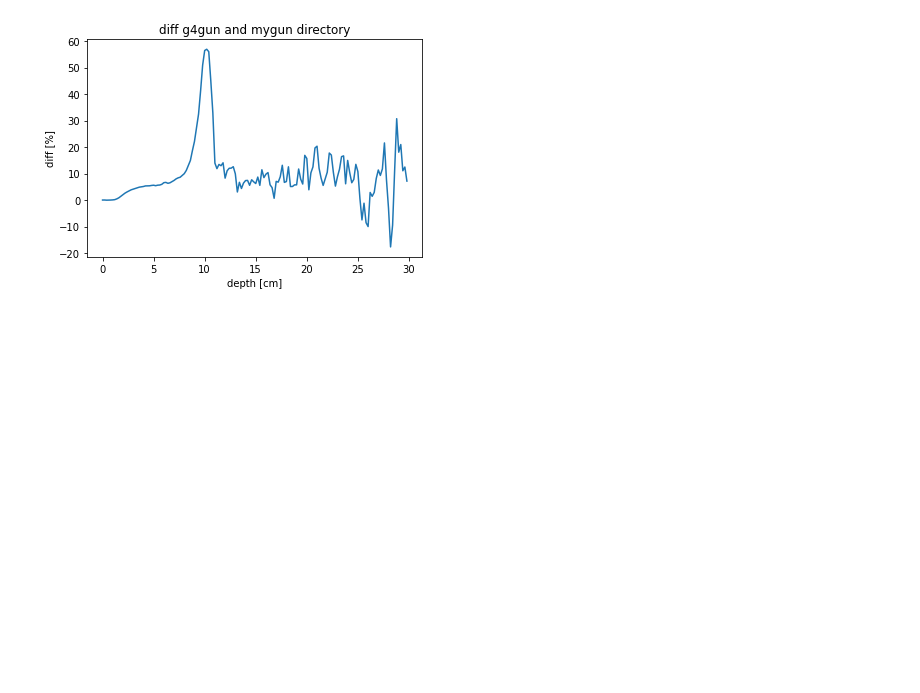
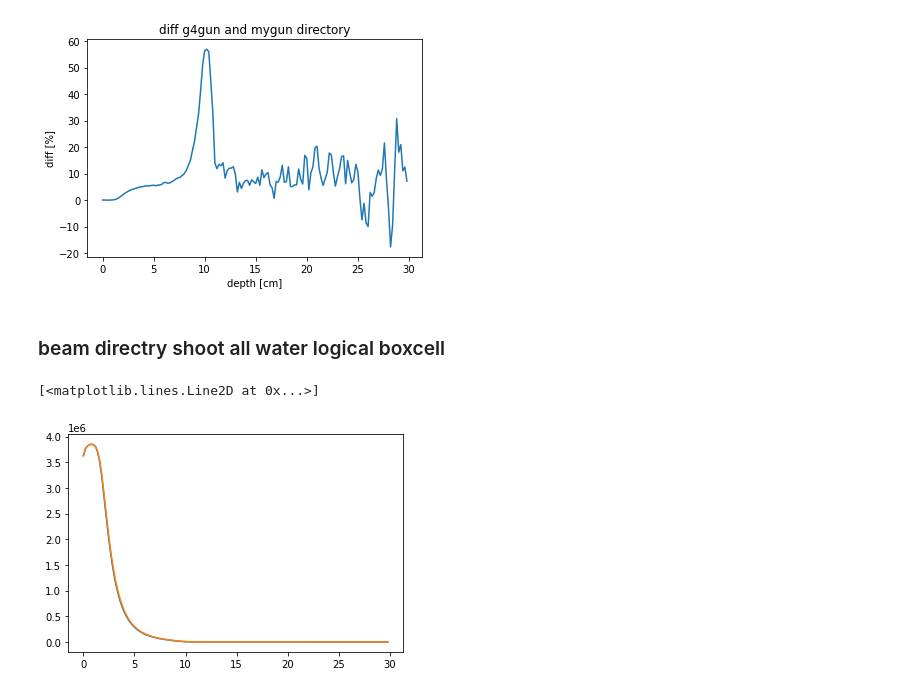
Before and after one commit to yoshi-jun/note, a Jupyter notebook: plt-dose-deps.ipynb, the cells around one changed output. Saved outputs shown, nothing was run; the diff lists cells and outputs as text; code cells hidden in the pictures; blank space fills up the shorter version.

```diff
--- a/plt-dose-deps.ipynb
+++ b/plt-dose-deps.ipynb
@@ -121,3 +120,13 @@ plt.xlabel("depth [cm]")
 # %% [output]
 Text(0.5, 0, 'depth [cm]')
 [figure]
+# %% [markdown]
+### beam directry shoot all water logical boxcell
+# %%
+z,mygun_direc_AW_scorp = MakeDoseList_scorp("/home/yoshijun/Work/tutorial01/TestBench/data/pencilbeam_direct_all_water.csv",150,30,30)
+# %%
+plt.plot(z,mygun_direc_AW_scorp)
+plt.plot(z,g4gun_direc_scorp)
+# %% [output]
+[<matplotlib.lines.Line2D at 0x...>]
+[figure, added]
```
Also changed, not shown: parts of 5 cells of this notebook, 1 other file.
